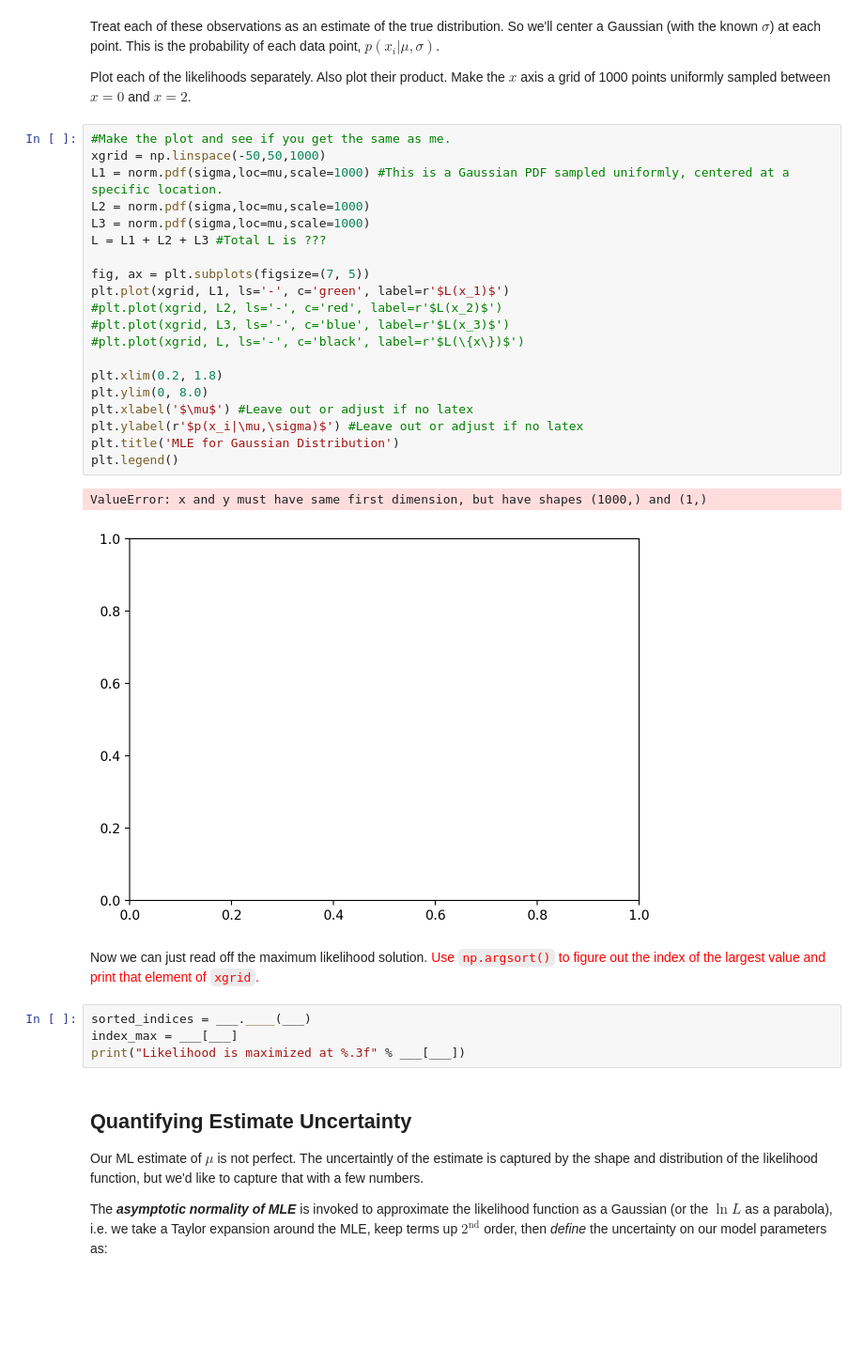
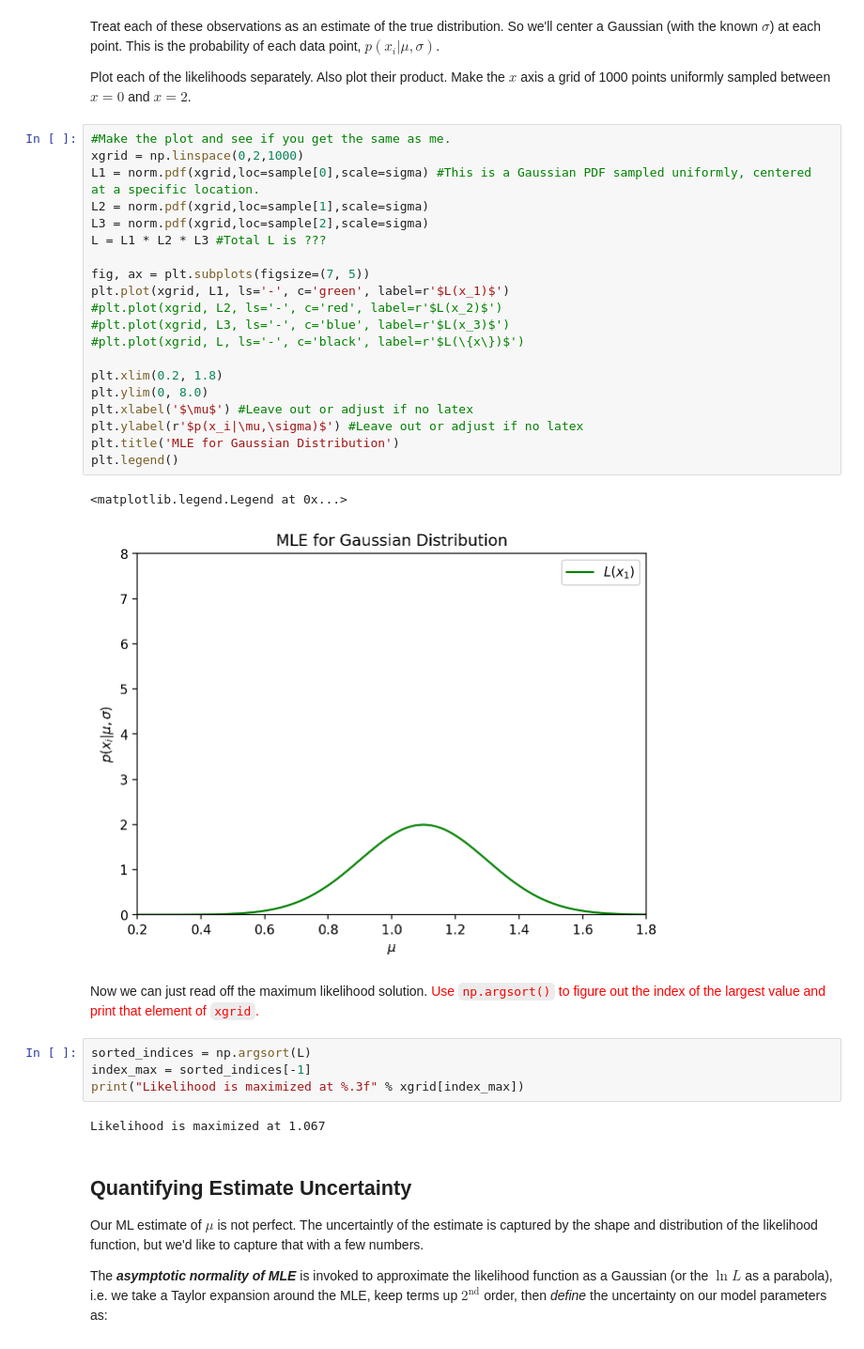
Before and after one commit to R-bna/sci-comp-ii-fall24, a Jupyter notebook: Working/Lecture_5_maxlike.ipynb, the cells around one changed output. Shown: that part at 94% size. Saved outputs shown, nothing was run; the diff lists cells and outputs as text; blank space fills up the shorter version.

```diff
--- a/Working/Lecture_5_maxlike.ipynb
+++ b/Working/Lecture_5_maxlike.ipynb
@@ -321,33 +339,35 @@ Treat each of these observations as an estimate of the true distribution. So we'
 Plot each of the likelihoods separately.  Also plot their product. Make the $x$ axis a grid of 1000 points uniformly sampled between $x=0$ and $x=2$.
 # %%
 #Make the plot and see if you get the same as me.
-xgrid = np.linspace(-50,50,1000)
-L1 = norm.pdf(sigma,loc=mu,scale=1000) #This is a Gaussian PDF sampled uniformly, centered at a specific location.
-L2 = norm.pdf(sigma,loc=mu,scale=1000)
-L3 = norm.pdf(sigma,loc=mu,scale=1000)
-L = L1 + L2 + L3 #Total L is ???
+xgrid = np.linspace(0,2,1000)
+L1 = norm.pdf(xgrid,loc=sample[0],scale=sigma) #This is a Gaussian PDF sampled uniformly, centered at a specific location.
+L2 = norm.pdf(xgrid,loc=sample[1],scale=sigma)
+L3 = norm.pdf(xgrid,loc=sample[2],scale=sigma)
+L = L1 * L2 * L3 #Total L is ???
 
 fig, ax = plt.subplots(figsize=(7, 5))
 plt.plot(xgrid, L1, ls='-', c='green', label=r'$L(x_1)$')
 #plt.plot(xgrid, L2, ls='-', c='red', label=r'$L(x_2)$')
 #plt.plot(xgrid, L3, ls='-', c='blue', label=r'$L(x_3)$')
 #plt.plot(xgrid, L, ls='-', c='black', label=r'$L(\{x\})$')
 
 plt.xlim(0.2, 1.8)
 plt.ylim(0, 8.0)
 plt.xlabel('$\mu$') #Leave out or adjust if no latex
 plt.ylabel(r'$p(x_i|\mu,\sigma)$') #Leave out or adjust if no latex
 plt.title('MLE for Gaussian Distribution')
 plt.legend()
 # %% [output]
-ValueError: x and y must have same first dimension, but have shapes (1000,) and (1,)
+<matplotlib.legend.Legend at 0x...>
-[figure, old version]
+[figure, new version]
 # %% [markdown]
 Now we can just read off the maximum likelihood solution.  <font color='red'>Use `np.argsort()` to figure out the index of the largest value and print that element of `xgrid`.</font>
 # %%
-sorted_indices = ___.____(___)
-index_max = ___[___]
-print("Likelihood is maximized at %.3f" % ___[___])
+sorted_indices = np.argsort(L)
+index_max = sorted_indices[-1]
+print("Likelihood is maximized at %.3f" % xgrid[index_max])
+# %% [output]
+Likelihood is maximized at 1.067
 # %% [markdown]
 ## Quantifying Estimate Uncertainty <a class="anchor" id="four"></a>
 
```
Also changed, not shown: parts of 5 cells of this notebook.
